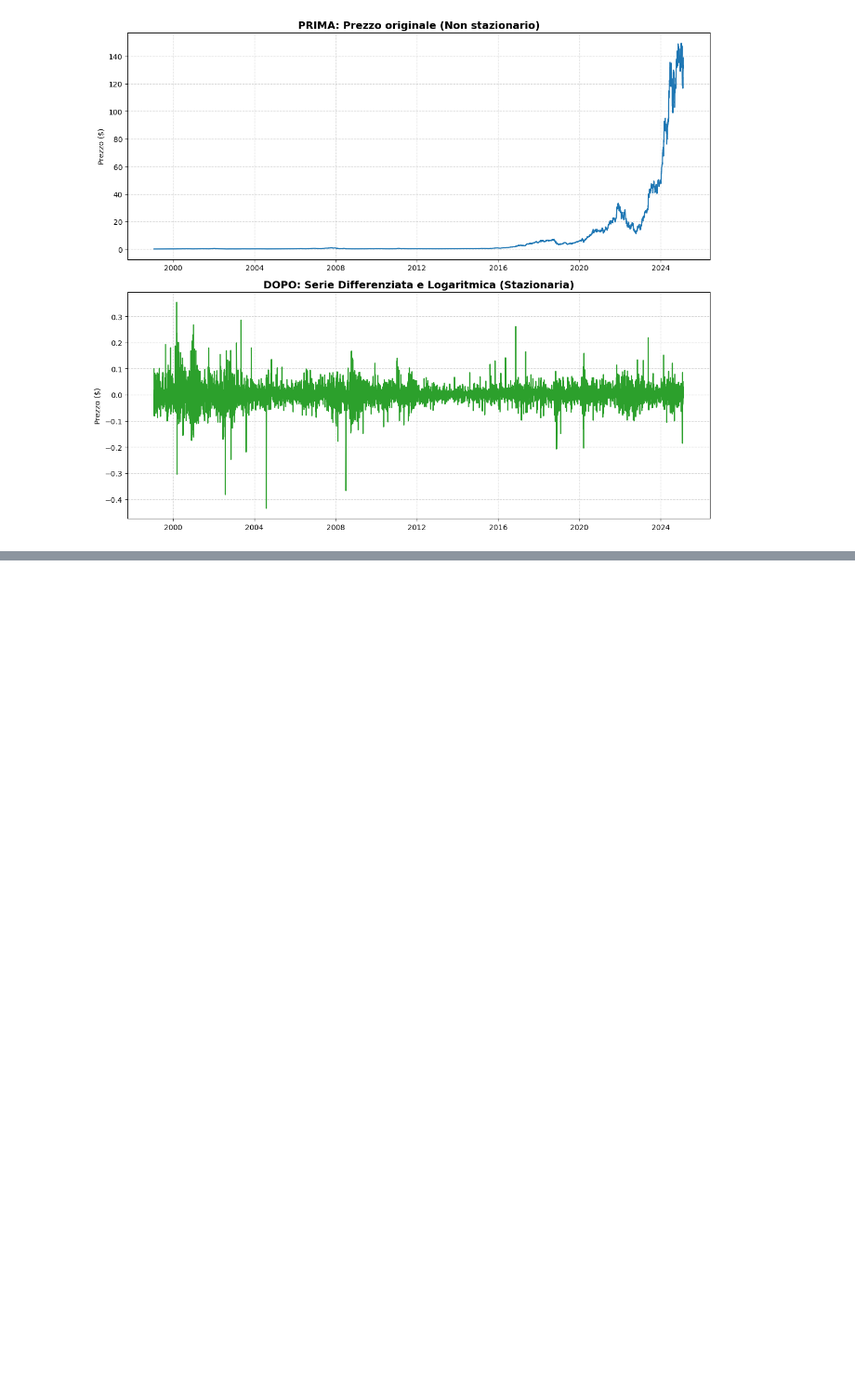
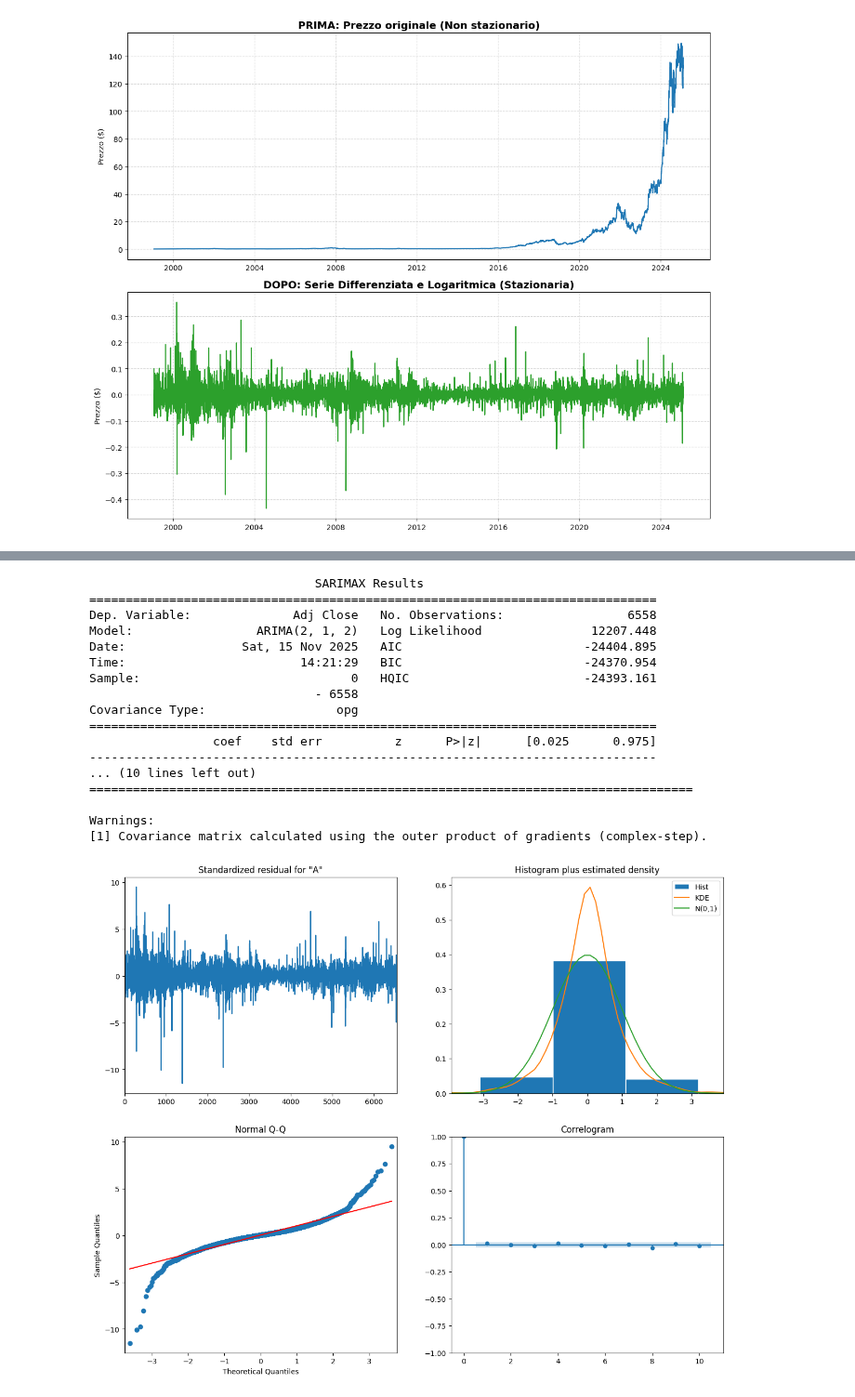
Before and after one commit to grannico/Progetti_DataScience_25-26, a Jupyter notebook: forecasting.ipynb, the cells around one changed output, grey strips where cells are left out. Shown at 93% size. Drawn from its saved outputs; the diff is of its cells as text; code cells hidden in the pictures; blank space fills up the shorter version.

```diff
--- a/forecasting.ipynb
+++ b/forecasting.ipynb
@@ -200,0 +273,33 @@ plt.show()
+# %%
+#Addestriamo il modello vincitore
+# Usiamo sempre ts_log (il modelo farà la differenza d=1)
+
+model = sm.tsa.ARIMA(ts_log, order=(2,1,2))
+results = model.fit()
+
+# Stampiamo il summary
+print(results.summary())
+
+# Gradici dei residui
+# Ci mostrano se il modello ha catturato tutte le informazioni o ha lasciato qualcosa
+results.plot_diagnostics(figsize=(15, 12))
+plt.show()
+# %% [output]
+                               SARIMAX Results
+==============================================================================
+Dep. Variable:              Adj Close   No. Observations:                 6558
+Model:                 ARIMA(2, 1, 2)   Log Likelihood               12207.448
+Date:                Sat, 15 Nov 2025   AIC                         -24404.895
+Time:                        14:21:29   BIC                         -24370.954
+Sample:                             0   HQIC                        -24393.161
+                               - 6558
+Covariance Type:                  opg
+==============================================================================
+                 coef    std err          z      P>|z|      [0.025      0.975]
+------------------------------------------------------------------------------
+... (10 lines left out)
+===================================================================================
+
+Warnings:
+[1] Covariance matrix calculated using the outer product of gradients (complex-step).
+[figure, added]
```
Also changed, not shown: parts of 14 cells of this notebook, 4 other files.
